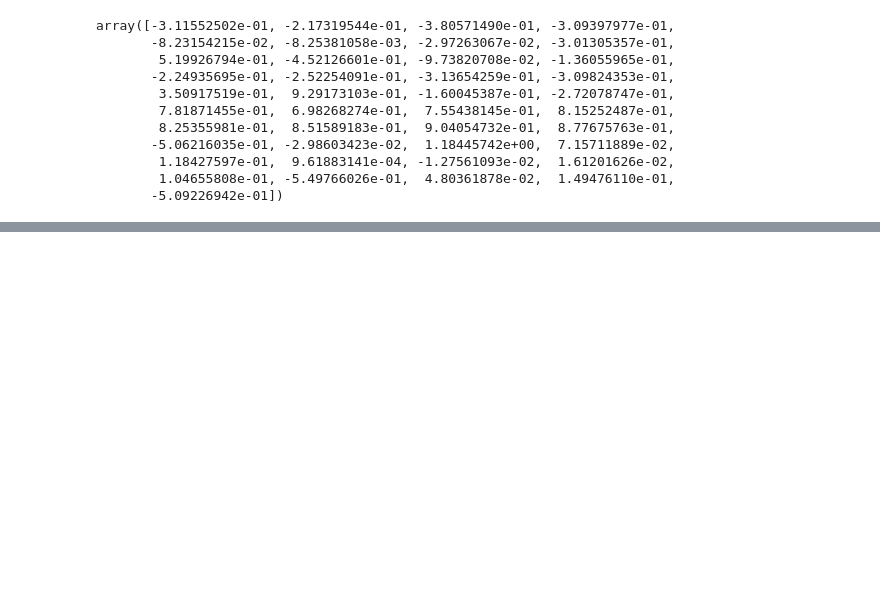
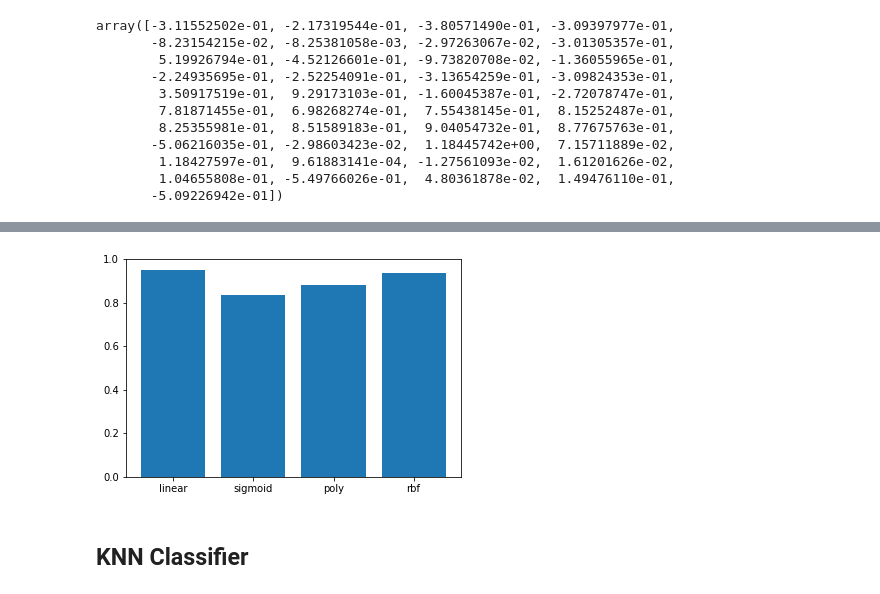
Before and after one commit to matheusfebarbosa/statistical-learning-assignment, a Jupyter notebook: TP1.ipynb, the cells around one changed output, grey strips where cells are left out. Cells and saved outputs as stored; diff of their text form; code cells hidden in the pictures; blank space fills up the shorter version.

```diff
--- a/TP1.ipynb
+++ b/TP1.ipynb
@@ -134,3 +165,16 @@ print("Mean accuracy: ",mean_acc)
+# %%
+kernels = ['linear','sigmoid','poly','rbf']
+results = [ ]
+for kr in kernels:
+    svc = SVC(kernel = kr)
+    results.append(k_fold_evaluate(svc,folds))
+
+plt.bar(kernels,results)
+plt.show()
+# %% [output]
+[figure, added]
+# %% [markdown]
+## KNN Classifier
 # %%
 from sklearn.neighbors import KNeighborsClassifier
 
```
Also changed, not shown: parts of 25 cells of this notebook.
